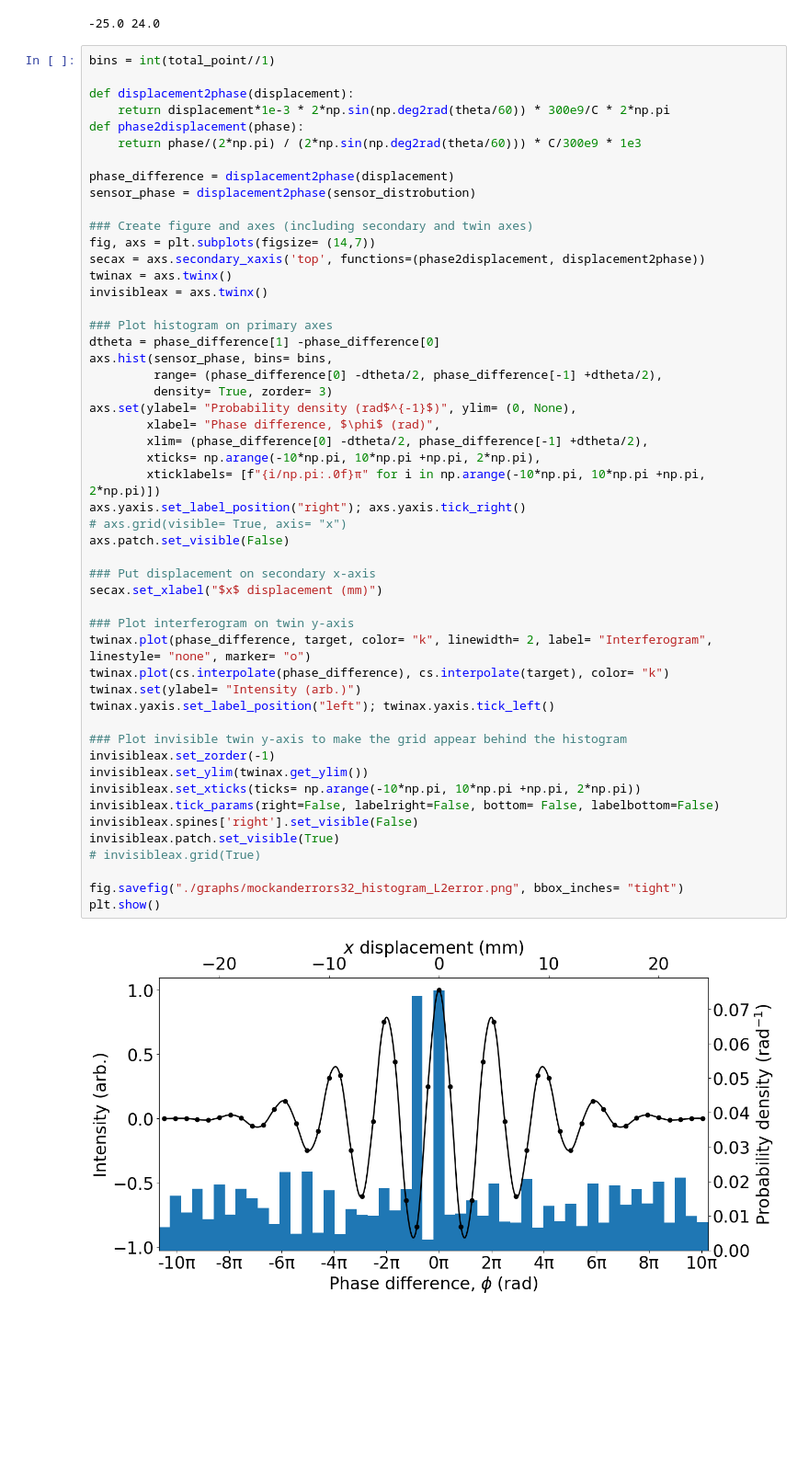
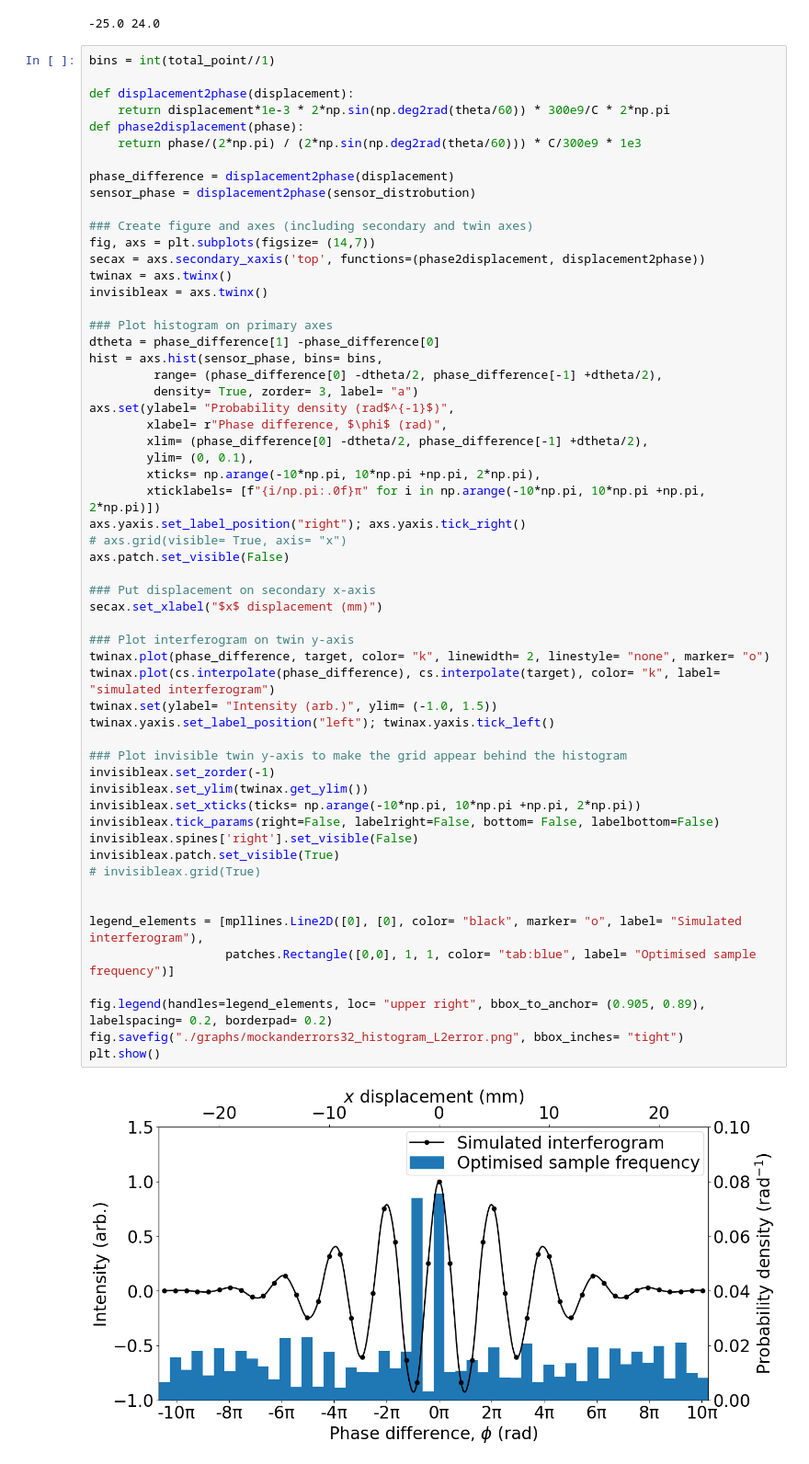
Before and after one commit to Jammi-Dodgers/THz-Compressed-Sensing, a Jupyter notebook: CS_simulated_annealing.ipynb, the cells around one changed output. Shown at 92% size. Saved outputs shown, nothing was run; the diff lists cells and outputs as text; blank space fills up the shorter version.

Commit message:
tweaking graphs

```diff
--- a/CS_simulated_annealing.ipynb
+++ b/CS_simulated_annealing.ipynb
@@ -212,38 +212,44 @@ twinax = axs.twinx()
 invisibleax = axs.twinx()
 
 ### Plot histogram on primary axes
 dtheta = phase_difference[1] -phase_difference[0]
-axs.hist(sensor_phase, bins= bins,
+hist = axs.hist(sensor_phase, bins= bins,
          range= (phase_difference[0] -dtheta/2, phase_difference[-1] +dtheta/2),
-         density= True, zorder= 3)
-axs.set(ylabel= "Probability density (rad$^{-1}$)", ylim= (0, None),
-        xlabel= "Phase difference, $\phi$ (rad)",
+         density= True, zorder= 3, label= "a")
+axs.set(ylabel= "Probability density (rad$^{-1}$)",
+        xlabel= r"Phase difference, $\phi$ (rad)",
         xlim= (phase_difference[0] -dtheta/2, phase_difference[-1] +dtheta/2),
+        ylim= (0, 0.1),
         xticks= np.arange(-10*np.pi, 10*np.pi +np.pi, 2*np.pi),
         xticklabels= [f"{i/np.pi:.0f}π" for i in np.arange(-10*np.pi, 10*np.pi +np.pi, 2*np.pi)])
 axs.yaxis.set_label_position("right"); axs.yaxis.tick_right()
 # axs.grid(visible= True, axis= "x")
 axs.patch.set_visible(False)
 
 ### Put displacement on secondary x-axis
 secax.set_xlabel("$x$ displacement (mm)")
 
 ### Plot interferogram on twin y-axis
-twinax.plot(phase_difference, target, color= "k", linewidth= 2, label= "Interferogram", linestyle= "none", marker= "o")
-twinax.plot(cs.interpolate(phase_difference), cs.interpolate(target), color= "k")
-twinax.set(ylabel= "Intensity (arb.)")
+twinax.plot(phase_difference, target, color= "k", linewidth= 2, linestyle= "none", marker= "o")
+twinax.plot(cs.interpolate(phase_difference), cs.interpolate(target), color= "k", label= "simulated interferogram")
+twinax.set(ylabel= "Intensity (arb.)", ylim= (-1.0, 1.5))
 twinax.yaxis.set_label_position("left"); twinax.yaxis.tick_left()
 
 ### Plot invisible twin y-axis to make the grid appear behind the histogram
 invisibleax.set_zorder(-1)
 invisibleax.set_ylim(twinax.get_ylim())
 invisibleax.set_xticks(ticks= np.arange(-10*np.pi, 10*np.pi +np.pi, 2*np.pi))
 invisibleax.tick_params(right=False, labelright=False, bottom= False, labelbottom=False)
 invisibleax.spines['right'].set_visible(False)
 invisibleax.patch.set_visible(True)
 # invisibleax.grid(True)
 
+
+legend_elements = [mpllines.Line2D([0], [0], color= "black", marker= "o", label= "Simulated interferogram"),
+                   patches.Rectangle([0,0], 1, 1, color= "tab:blue", label= "Optimised sample frequency")]
+
+fig.legend(handles=legend_elements, loc= "upper right", bbox_to_anchor= (0.905, 0.89), labelspacing= 0.2, borderpad= 0.2)
 fig.savefig("./graphs/mockanderrors32_histogram_L2error.png", bbox_inches= "tight")
 plt.show()
 # %% [output]
-[figure, old version]
+[figure, new version]
```
Also changed, not shown: parts of 6 cells of this notebook, 8 other files.
